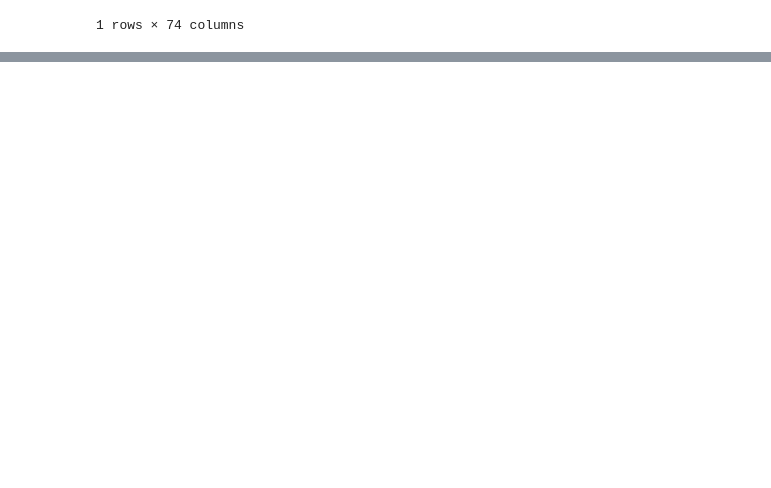
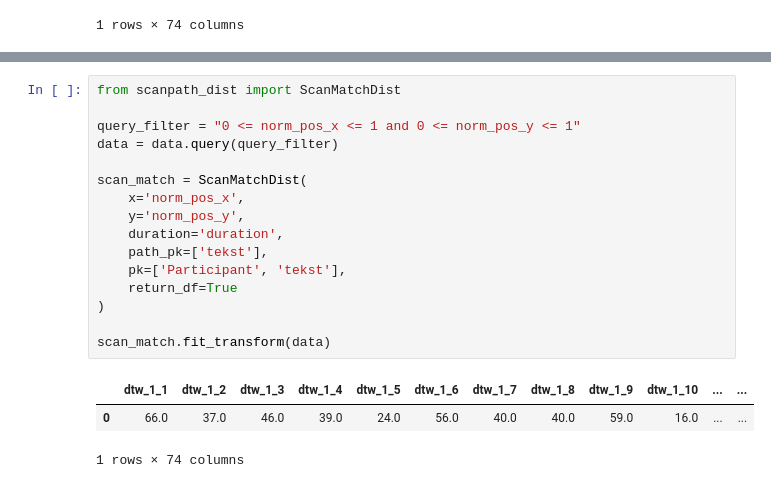
Before and after one commit to hse-scila/EyeFeatures, a Jupyter notebook: eyetracking/features/test.ipynb, the cells around one changed output, grey strips where cells are left out. Cells and saved outputs as stored; diff of their text form; blank space fills up the shorter version.

```diff
--- a/eyetracking/features/test.ipynb
+++ b/eyetracking/features/test.ipynb
@@ -119,0 +204,20 @@ euc.fit_transform(data)
+# %%
+from scanpath_dist import ScanMatchDist
+
+query_filter = "0 <= norm_pos_x <= 1 and 0 <= norm_pos_y <= 1"
+data = data.query(query_filter)
+
+scan_match = ScanMatchDist(
+    x='norm_pos_x',
+    y='norm_pos_y',
+    duration='duration',
+    path_pk=['tekst'],
+    pk=['Participant', 'tekst'],
+    return_df=True
+)
+
+scan_match.fit_transform(data)
+# %% [output]
+|  | dtw_1_1 | dtw_1_2 | dtw_1_3 | dtw_1_4 | dtw_1_5 | dtw_1_6 | dtw_1_7 | dtw_1_8 | dtw_1_9 | dtw_1_10 | ... | ... |
+| 0 | 66.0 | 37.0 | 46.0 | 39.0 | 24.0 | 56.0 | 40.0 | 40.0 | 59.0 | 16.0 | ... | ... |
+1 rows × 74 columns
```
Also changed, not shown: parts of 4 cells of this notebook, 3 other files.
